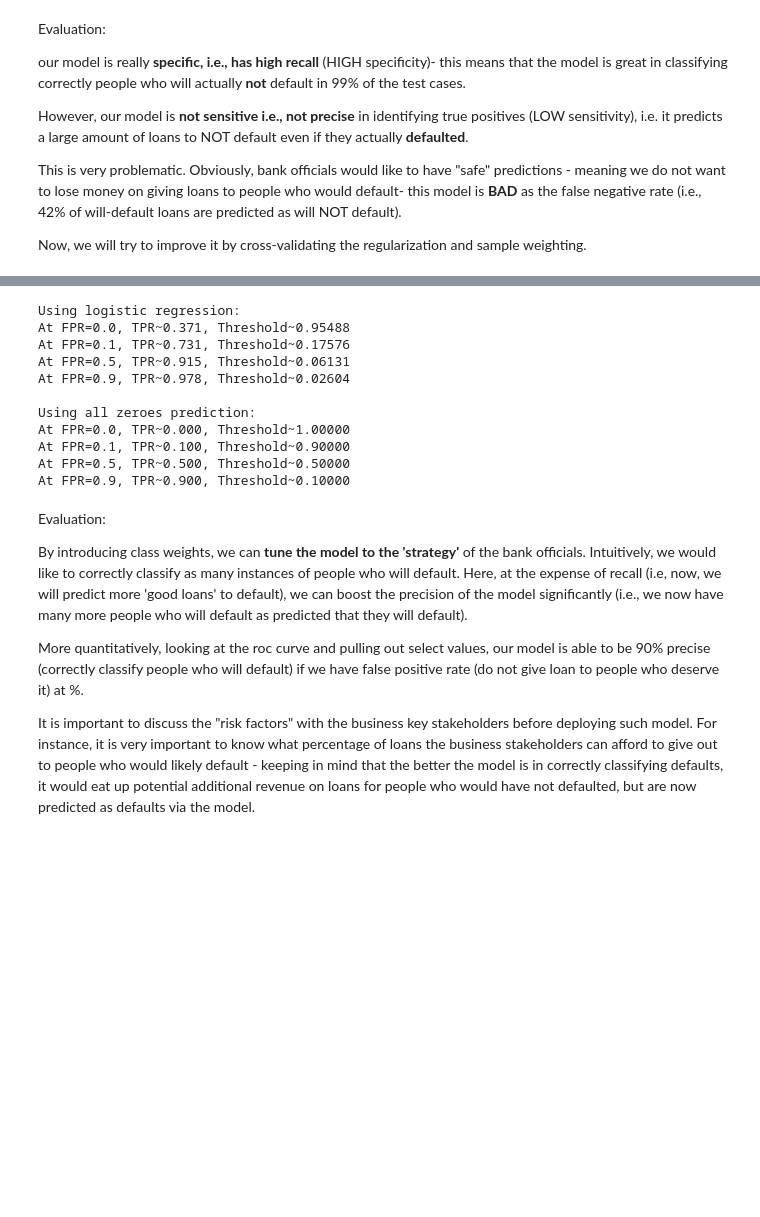
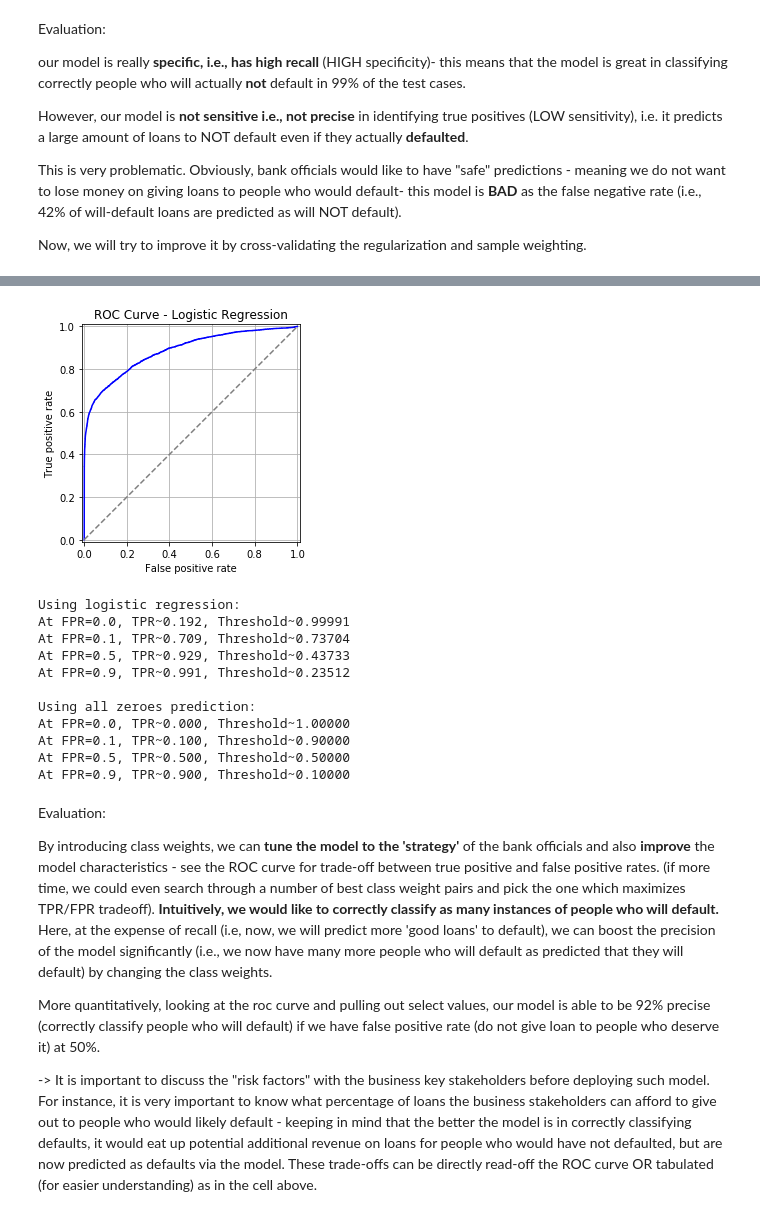
Before and after one commit to filip-michalsky/Algorithms_and_Data_Structures, a Jupyter notebook: lending_club_challenge_michalsky/modeling_lending_club_challenge.ipynb, the cells around one changed output, grey strips where cells are left out. Drawn from its saved outputs; the diff is of its cells as text; code cells hidden in the pictures; blank space fills up the shorter version.

Commit message:
modeling part of the challenge

```diff
--- a/lending_club_challenge_michalsky/modeling_lending_club_challenge.ipynb
+++ b/lending_club_challenge_michalsky/modeling_lending_club_challenge.ipynb
@@ -657,3 +696,22 @@ The false negative rate for the logistic regression: 0.11549014716887004
+# %%
+fprs_logreg, tprs_logreg, thresh_logreg = metrics.roc_curve(y_test, logreg.predict_proba(x_test)[:,1])
+y_all_normal = np.zeros(len(y_test))
+
+fprs_zeros, tprs_zeros, thresh_zeros = metrics.roc_curve(y_test, y_all_normal)
+
+# Plot the ROC curves
+fig1, ax1 = plt.subplots(1, 1)
+fig1.set_figwidth(12)
+
+ax1.set_title("ROC Curve - Logistic Regression")
+ax1.plot(fprs_logreg, tprs_logreg, color='blue')
+ax1.plot([0,1],[0,1], "--", color='grey')
+ax1.set( aspect='equal')
+ax1.grid(True)
+ax1.set_xlim(-0.01,1.01), ax1.set_ylim(-0.01,1.01)
+ax1.set_xlabel("False positive rate"), ax1.set_ylabel("True positive rate");
+# %% [output]
+[figure, added]
 # %%
 def get_max_tpr(fprs, tprs, thresholds, val):
     # First find the closest value index in fprs to val
@@ -683,10 +741,10 @@ for this_fpr in [0, 0.1, 0.5, 0.9]:
     print("At FPR={:.1f}, TPR~{:.3f}, Threshold~{:.5f}".format(this_fpr, this_tpr, this_thresh))
 # %% [output]
 Using logistic regression:
-At FPR=0.0, TPR~0.371, Threshold~0.95488
-At FPR=0.1, TPR~0.731, Threshold~0.17576
-At FPR=0.5, TPR~0.915, Threshold~0.06131
-At FPR=0.9, TPR~0.978, Threshold~0.02604
+At FPR=0.0, TPR~0.192, Threshold~0.99991
+At FPR=0.1, TPR~0.709, Threshold~0.73704
+At FPR=0.5, TPR~0.929, Threshold~0.43733
+At FPR=0.9, TPR~0.991, Threshold~0.23512
 
 Using all zeroes prediction:
 At FPR=0.0, TPR~0.000, Threshold~1.00000
@@ -696,8 +754,8 @@ At FPR=0.9, TPR~0.900, Threshold~0.10000
 # %% [markdown]
 Evaluation:
 
-By introducing class weights, we can **tune the model to the 'strategy'** of the bank officials. Intuitively, we would like to correctly classify as many instances of people who will default. Here, at the expense of recall (i.e, now, we will predict more 'good loans' to default), we can boost the precision of the model significantly (i.e., we now have many more people who will default as predicted that they will default).
+By introducing class weights, we can **tune the model to the 'strategy'** of the bank officials and also **improve** the model characteristics - see the ROC curve for trade-off between true positive and false positive rates. (if more time, we could even search through a number of best class weight pairs and pick the one which maximizes TPR/FPR tradeoff). **Intuitively, we would like to correctly classify as many instances of people who will default.** Here, at the expense of recall (i.e, now, we will predict more 'good loans' to default), we can boost the precision of the model significantly (i.e., we now have many more people who will default as predicted that they will default) by changing the class weights.
 
-More quantitatively, looking at the roc curve and pulling out select values, our model is able to be 90% precise (correctly classify people who will default) if we have false positive rate (do not give loan to people who deserve it) at %.
+More quantitatively, looking at the roc curve and pulling out select values, our model is able to be 92% precise (correctly classify people who will default) if we have false positive rate (do not give loan to people who deserve it) at 50%.
 
-It is important to discuss the "risk factors" with the business key stakeholders before deploying such model. For instance, it is very important to know what percentage of loans the business stakeholders can afford to give out to people who would likely default - keeping in mind that the better the model is in correctly classifying defaults, it would eat up potential additional revenue on loans for people who would have not defaulted, but are now predicted as defaults via the model.
+-> It is important to discuss the "risk factors" with the business key stakeholders before deploying such model. For instance, it is very important to know what percentage of loans the business stakeholders can afford to give out to people who would likely default - keeping in mind that the better the model is in correctly classifying defaults, it would eat up potential additional revenue on loans for people who would have not defaulted, but are now predicted as defaults via the model. These trade-offs can be directly read-off the ROC curve OR tabulated (for easier understanding) as in the cell above.
```
Also changed, not shown: parts of 17 cells of this notebook.
